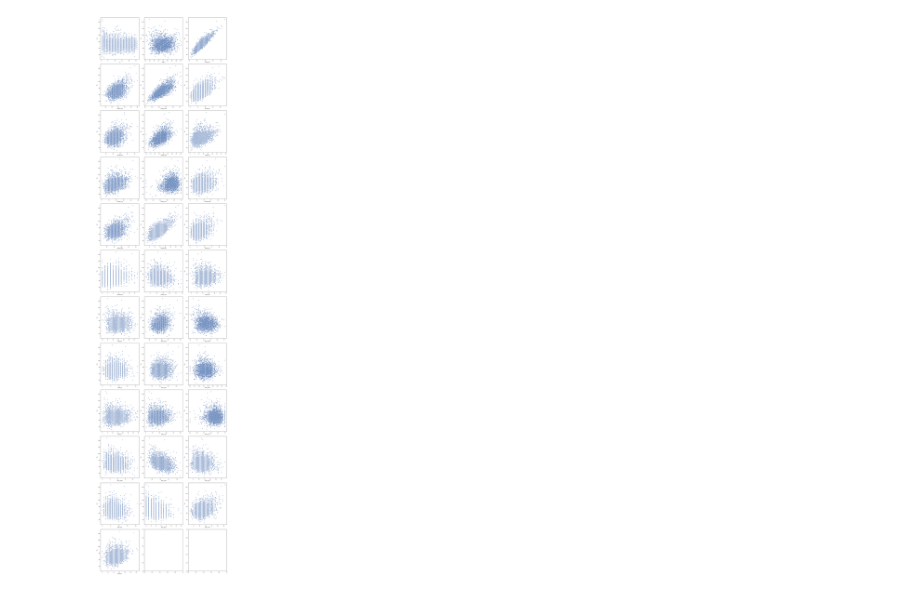
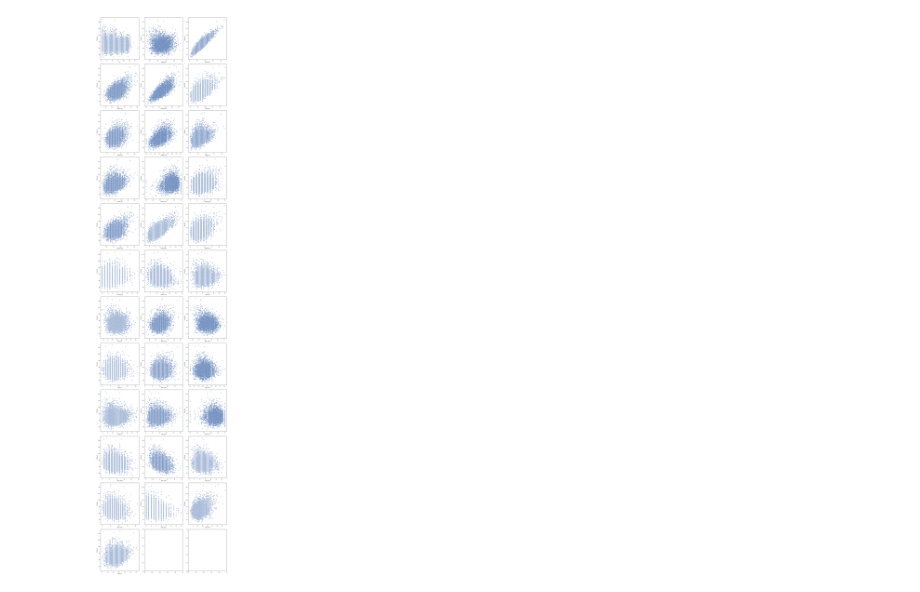
Before and after one commit to rykunk21/theGoalPost, a Jupyter notebook: model/model.ipynb, the cells around one changed output. Drawn from its saved outputs; the diff is of its cells as text; code cells hidden in the pictures.

```diff
--- a/model/model.ipynb
+++ b/model/model.ipynb
@@ -47,11 +49,11 @@ def scatter_plot(df, label_column):
 # %%
 teamData = load_data()
 teamData.head()
-labels = teamData["Tm"].copy().values
+labels = teamData["TmScore"].copy().values
 
-scatter_plot(teamData, "Tm")
+scatter_plot(teamData, "TmScore")
 # %% [output]
-[figure, old version]
+[figure, new version]
 # %%
 teamData.corr()
 # %% [output]
```
Also changed, not shown: parts of 17 cells of this notebook, 23 other files.
